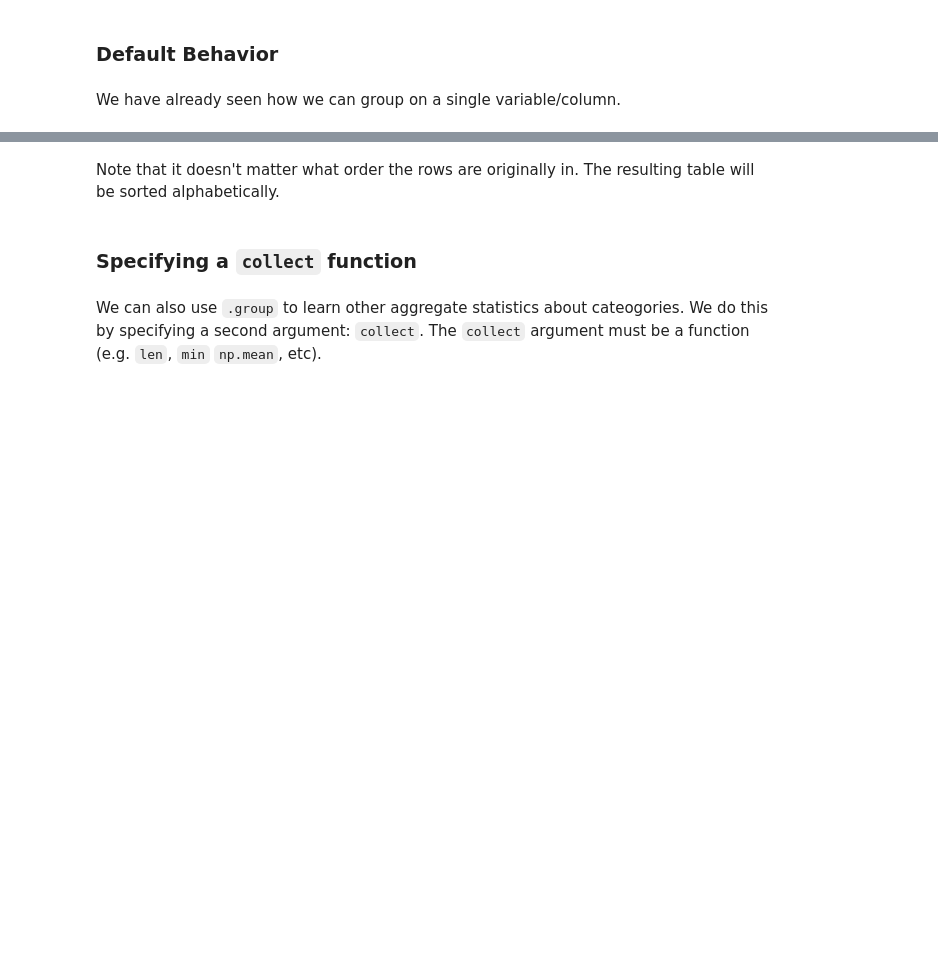
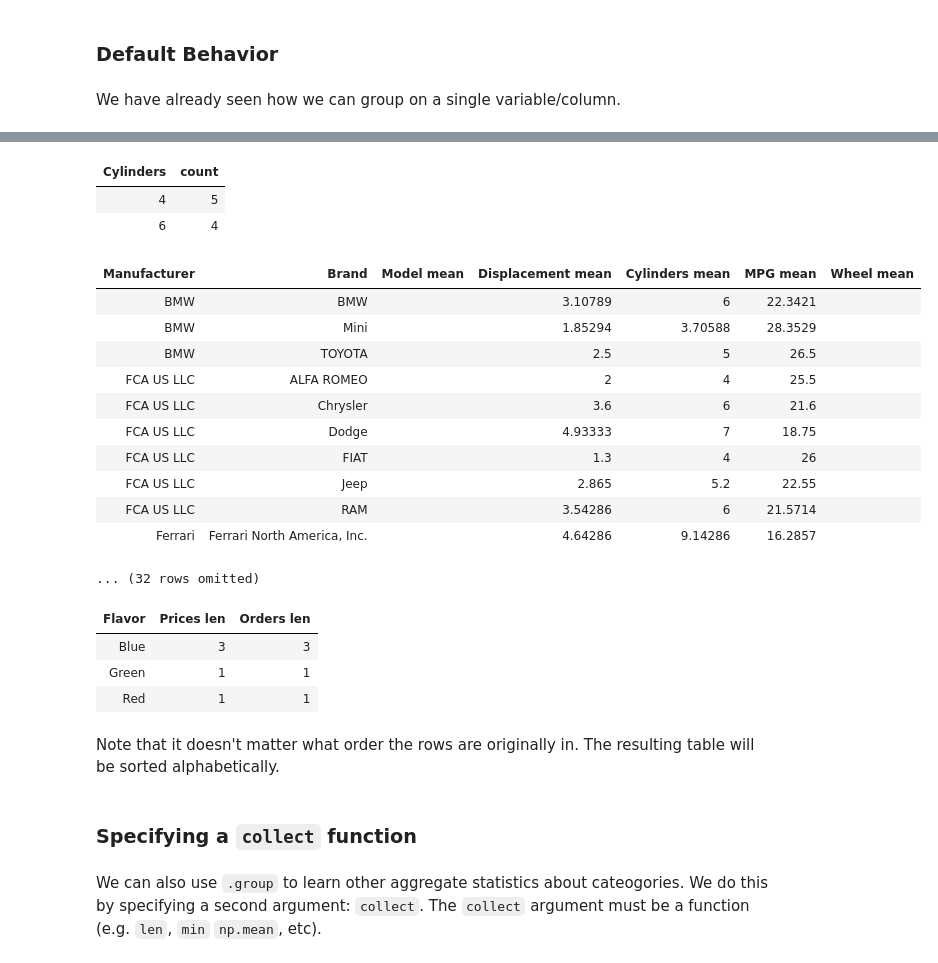
Before and after one commit to data-6-berkeley/materials-fa24, a Jupyter notebook: lectures/lec12/lec12-blank.ipynb, the cells around one changed output, grey strips where cells are left out. Saved outputs shown, nothing was run; the diff lists cells and outputs as text; code cells hidden in the pictures; blank space fills up the shorter version.

```diff
--- a/lectures/lec12/lec12-blank.ipynb
+++ b/lectures/lec12/lec12-blank.ipynb
@@ -88,2 +136,6 @@ We have already seen how we can group on a single variable/column.
 # %%
-... # Group `gm` by number of Cylinders
+gm.group("Cylinders") # Group `gm` by number of Cylinders
+# %% [output]
+| Cylinders | count |
+| 4 | 5 |
+| 6 | 4 |
@@ -92,5 +142,30 @@ cars
 # %%
-cars.group('Brand')
+cars.group(["Manufacturer", "Brand"], np.mean)
+# %% [output]
+| Manufacturer | Brand | Model mean | Displacement mean | Cylinders mean | MPG mean | Wheel mean |
+| BMW | BMW |  | 3.10789 | 6 | 22.3421 |  |
+| BMW | Mini |  | 1.85294 | 3.70588 | 28.3529 |  |
+| BMW | TOYOTA |  | 2.5 | 5 | 26.5 |  |
+| FCA US LLC | ALFA ROMEO |  | 2 | 4 | 25.5 |  |
+| FCA US LLC | Chrysler |  | 3.6 | 6 | 21.6 |  |
+| FCA US LLC | Dodge |  | 4.93333 | 7 | 18.75 |  |
+| FCA US LLC | FIAT |  | 1.3 | 4 | 26 |  |
+| FCA US LLC | Jeep |  | 2.865 | 5.2 | 22.55 |  |
+| FCA US LLC | RAM |  | 3.54286 | 6 | 21.5714 |  |
+| Ferrari | Ferrari North America, Inc. |  | 4.64286 | 9.14286 | 16.2857 |  |
+... (32 rows omitted)
+# %%
+thri = Table().with_columns("Flavor", make_array("Blue", "Red", "Green", "Blue", "Blue"),
+                            "Prices", make_array("1", "2", "3", "4", "5"),
+                            "Orders", make_array(5, 10, 15, 20, 25))
+
+thri.group("Flavor", len)
+#thri
+# %% [output]
+| Flavor | Prices len | Orders len |
+| Blue | 3 | 3 |
+| Green | 1 | 1 |
+| Red | 1 | 1 |
 # %%
 # shuffles the rows in the table; returns a new table
 cars.shuffle()
```
Also changed, not shown: parts of 13 cells of this notebook.
